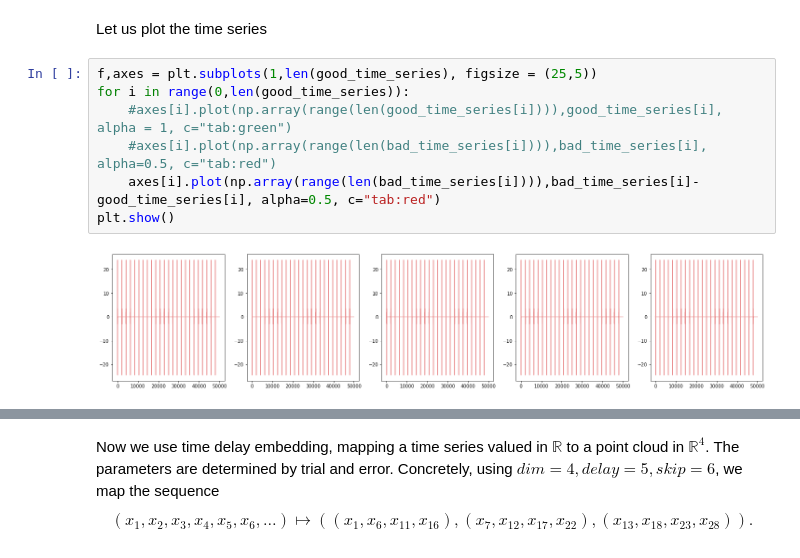
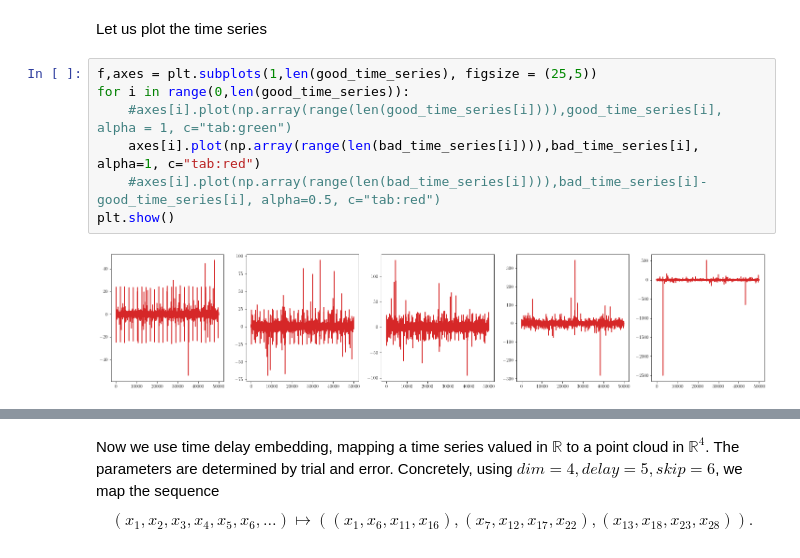
Before and after one commit to nihell/MachineSignalProcessing, a Jupyter notebook: FirstLook.ipynb, the cells around one changed output, grey strips where cells are left out. Cells and saved outputs as stored; diff of their text form.

Commit message:
"standardize and betti curves"

```diff
--- a/FirstLook.ipynb
+++ b/FirstLook.ipynb
@@ -41,9 +42,9 @@ Let us plot the time series
 # %%
 f,axes = plt.subplots(1,len(good_time_series), figsize = (25,5))
 for i in range(0,len(good_time_series)):
     #axes[i].plot(np.array(range(len(good_time_series[i]))),good_time_series[i], alpha = 1, c="tab:green")
-    #axes[i].plot(np.array(range(len(bad_time_series[i]))),bad_time_series[i], alpha=0.5, c="tab:red")
-    axes[i].plot(np.array(range(len(bad_time_series[i]))),bad_time_series[i]-good_time_series[i], alpha=0.5, c="tab:red")
+    axes[i].plot(np.array(range(len(bad_time_series[i]))),bad_time_series[i], alpha=1, c="tab:red")
+    #axes[i].plot(np.array(range(len(bad_time_series[i]))),bad_time_series[i]-good_time_series[i], alpha=0.5, c="tab:red")
 plt.show()
 # %% [output]
-[figure, old version]
+[figure, new version]
```
Also changed, not shown: parts of 12 cells of this notebook, 2 other files.
